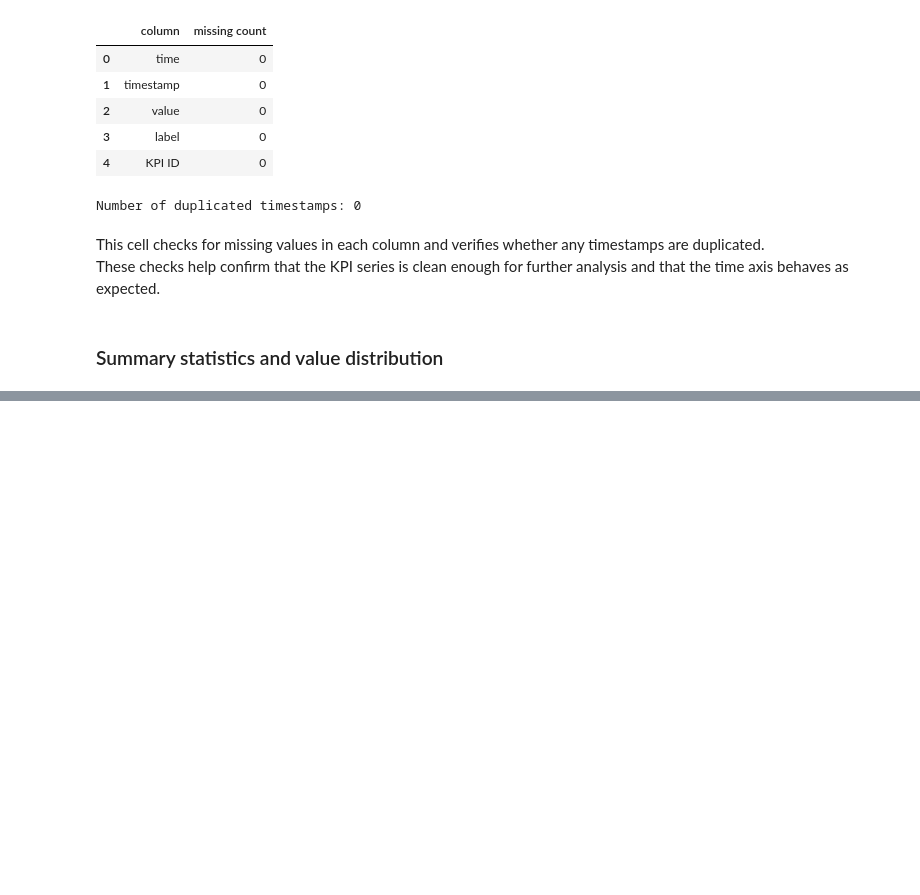
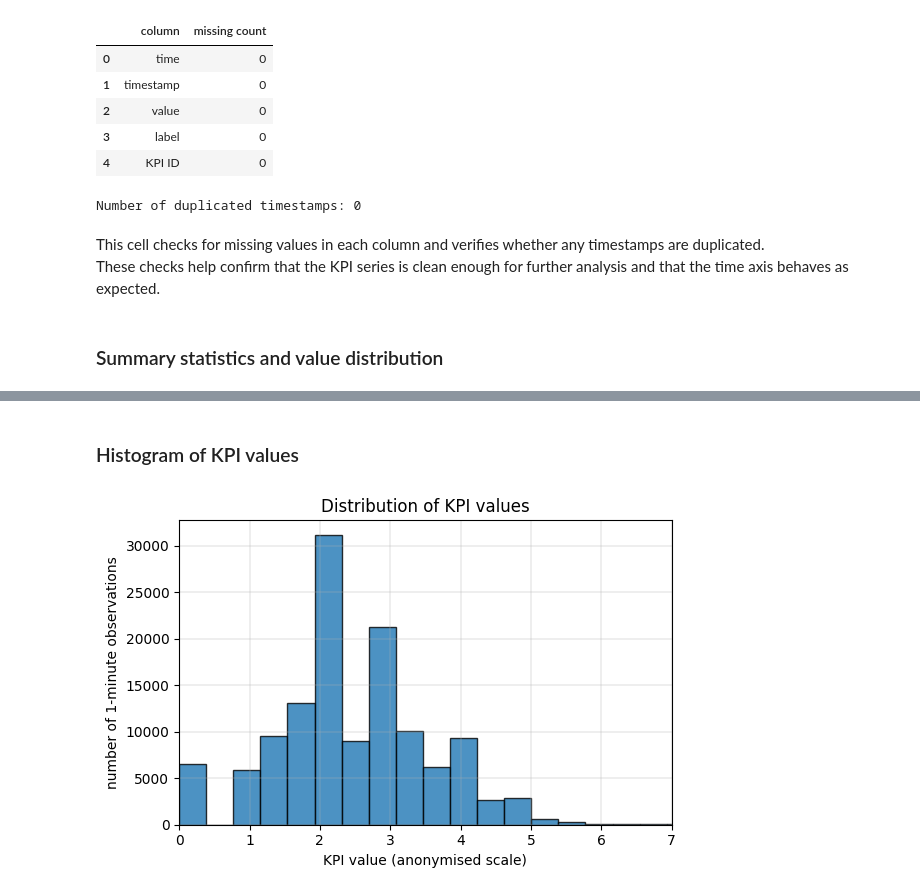
Before and after one commit to Nandipha996/Anomaly-Detection-Research, a Jupyter notebook: notebooks/01_data_overview_kpi_aiops.ipynb, the cells around one changed output, grey strips where cells are left out. Cells and saved outputs as stored; diff of their text form; code cells hidden in the pictures; blank space fills up the shorter version.

Commit message:
Completed data overview for Case study D

```diff
--- a/notebooks/01_data_overview_kpi_aiops.ipynb
+++ b/notebooks/01_data_overview_kpi_aiops.ipynb
@@ -118,0 +146,25 @@ value_summary
+# %% [markdown]
+### Histogram of KPI values
+# %%
+fig, ax = plt.subplots(figsize=(6, 4))
+
+# Draw a histogram of KPI values
+ax.hist(
+    case_d_data["value"],
+    bins=50,
+    edgecolor="black",
+    alpha=0.8
+)
+
+ax.set_title("Distribution of KPI values")
+ax.set_xlabel("KPI value (anonymised scale)")
+ax.set_ylabel("number of 1-minute observations")
+
+# Focus on the region where most values exist
+ax.set_xlim(0, 7)
+
+ax.grid(True, linewidth=0.3)
+plt.tight_layout()
+plt.show()
+# %% [output]
+[figure, added]
```
Also changed, not shown: parts of 24 cells of this notebook, 1 other file.
